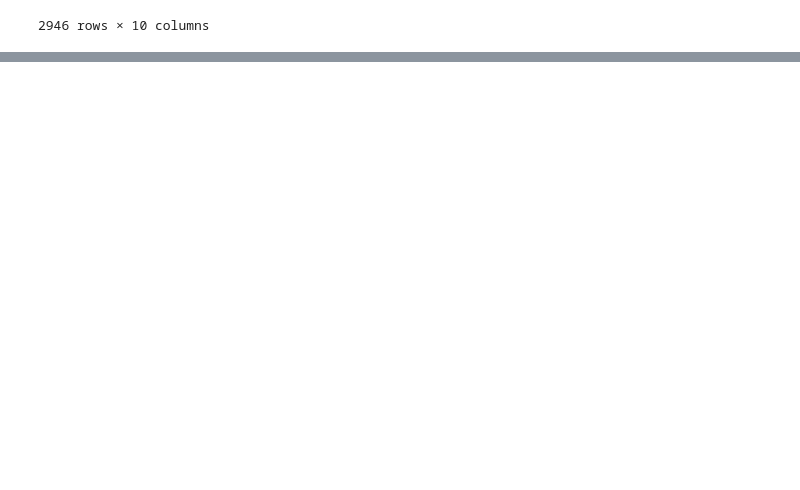
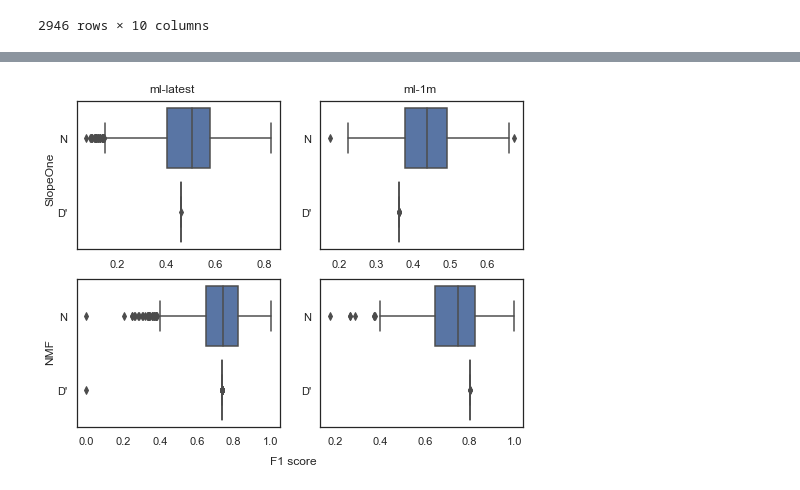
Before and after one commit to wissamjur/LocalImpact, a Jupyter notebook: ranking_algos_plots.ipynb, the cells around one changed output, grey strips where cells are left out. Cells and saved outputs as stored; diff of their text form; code cells hidden in the pictures; blank space fills up the shorter version.

```diff
--- a/ranking_algos_plots.ipynb
+++ b/ranking_algos_plots.ipynb
@@ -77,0 +74,31 @@ AttributeError: 'NoneType' object has no attribute 'remove'
+# %%
+fig, ax = plt.subplots(2,2, figsize=(8, 6))
+
+# bigger datasets - use box plots
+ml_bpr_f1 = ml_bpr[['f1_nbhd','f1_equiv']].rename(columns={'f1_nbhd':'N', 'f1_equiv':'D\''}).reset_index().melt(id_vars='index').rename(columns=str.title)
+ml_lgcn_f1 = ml_lgcn[['f1_nbhd','f1_equiv']].rename(columns={'f1_nbhd':'N', 'f1_equiv':'D\''}).reset_index().melt(id_vars='index').rename(columns=str.title)
+ml1m_bpr_f1 = ml1m_bpr[['f1_nbhd','f1_equiv']].rename(columns={'f1_nbhd':'N', 'f1_equiv':'D\''}).reset_index().melt(id_vars='index').rename(columns=str.title)
+ml1m_lgcn_f1 = ml1m_lgcn[['f1_nbhd','f1_equiv']].rename(columns={'f1_nbhd':'N', 'f1_equiv':'D\''}).reset_index().melt(id_vars='index').rename(columns=str.title)
+
+sns.boxplot(x="Value", y="Variable", data=ml_bpr_f1, ax=ax[0,0])
+sns.boxplot(x="Value", y="Variable", data=ml_lgcn_f1, ax=ax[1,0])
+sns.boxplot(x="Value", y="Variable", data=ml1m_bpr_f1, ax=ax[0,1])
+sns.boxplot(x="Value", y="Variable", data=ml1m_lgcn_f1, ax=ax[1,1])
+
+
+fig.text(0.5, 0.04, 'F1 score', ha='center')
+fig.text(0.29, 0.9, 'ml-latest', ha='center')
+fig.text(0.72, 0.9, 'ml-1m', ha='center')
+fig.text(0.07, 0.3, 'NMF', va='center', rotation='vertical')
+fig.text(0.07, 0.7, 'SlopeOne', va='center', rotation='vertical')
+
+
+for i in range(0, 2):
+    for j in range(0, 2):
+        # remove all x and y labels
+        ax[i,j].set(xlabel=None)
+        ax[i,j].set(ylabel=None)
+
+plt.savefig('./output/ranking_algo_exp/exp_3_box.png', dpi=800, bbox_inches='tight')
+# %% [output]
+[figure, added]
```
Also changed, not shown: parts of 3 cells of this notebook, 6 other files.
